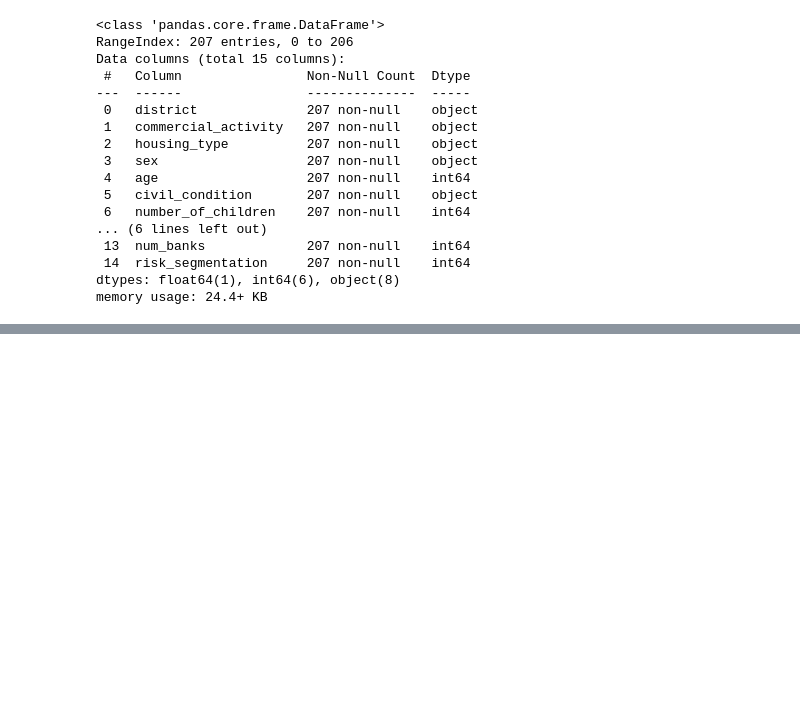
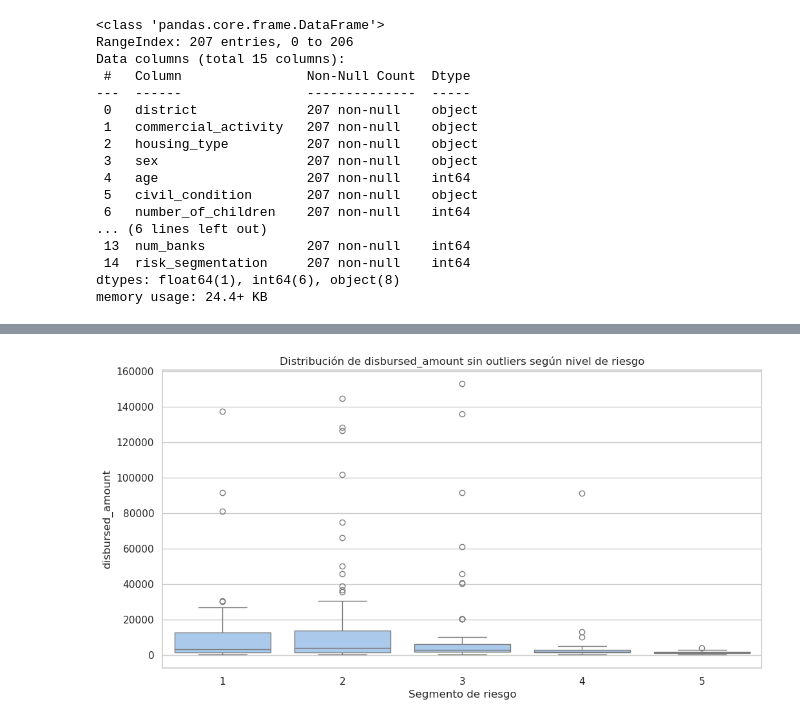
Before and after one commit to raulc03/credit_risk_miBanco_2018, a Jupyter notebook: CreditRisk2018.ipynb, the cells around one changed output, grey strips where cells are left out. Drawn from its saved outputs; the diff is of its cells as text; code cells hidden in the pictures; blank space fills up the shorter version.

```diff
--- a/CreditRisk2018.ipynb
+++ b/CreditRisk2018.ipynb
@@ -211,0 +169,9 @@ plt.title('Num Banks vs. Risk Segmentation');
+# %%
+df_trim = df[df['disbursed_amount'] < 1e6]
+sns.boxplot(data=df_trim, x='risk_segmentation', y='disbursed_amount');
+plt.title('Distribución de disbursed_amount sin outliers según nivel de riesgo');
+plt.xlabel('Segmento de riesgo')
+plt.ylabel('disbursed_amount')
+plt.show()
+# %% [output]
+[figure, added]
```
Also changed, not shown: parts of 103 cells of this notebook.
